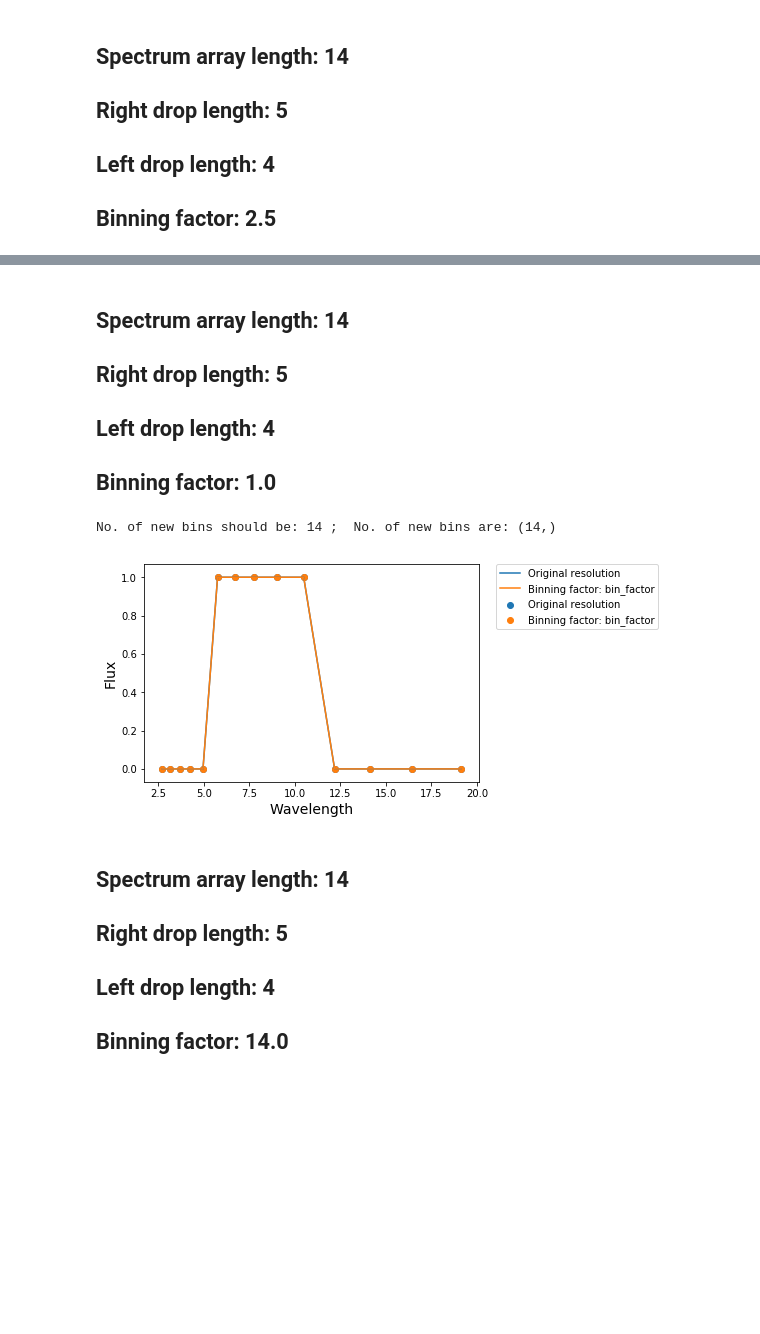
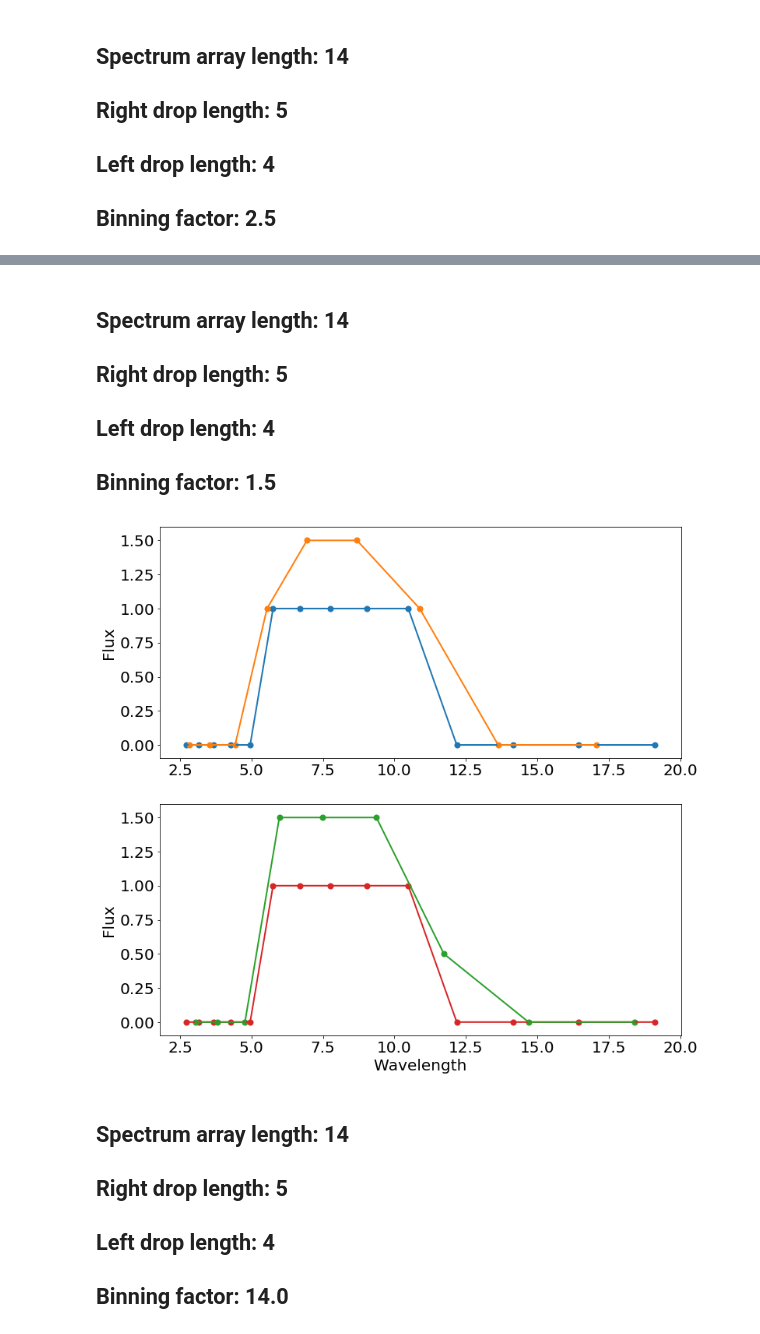
Before and after one commit to umerudel/SESNspectraPCA, a Jupyter notebook: code/test2.ipynb, the cells around one changed output, grey strips where cells are left out. Drawn from its saved outputs; the diff is of its cells as text; code cells hidden in the pictures; blank space fills up the shorter version.

```diff
--- a/code/test2.ipynb
+++ b/code/test2.ipynb
@@ -33,14 +30,13 @@ No. of new bins should be: 5 ;  No. of new bins are: (5,)
 ## Spectrum array length: 14
 ## Right drop length: 5
 ## Left drop length: 4
-## Binning factor: 1.0
+## Binning factor: 1.5
 # %%
 wvl = np.exp(np.arange(1., 3., 0.15))
 flux = np.ones(len(wvl))
-testbin(wvl, flux, 1.0, 4, 5)
+testbin(wvl, flux, 1.5, 4, 5)
 # %% [output]
-No. of new bins should be: 14 ;  No. of new bins are: (14,)
-[figure, old version]
+[figure, new version]
 # %% [markdown]
 ## Spectrum array length: 14
 ## Right drop length: 5
```
Also changed, not shown: parts of 7 cells of this notebook.
